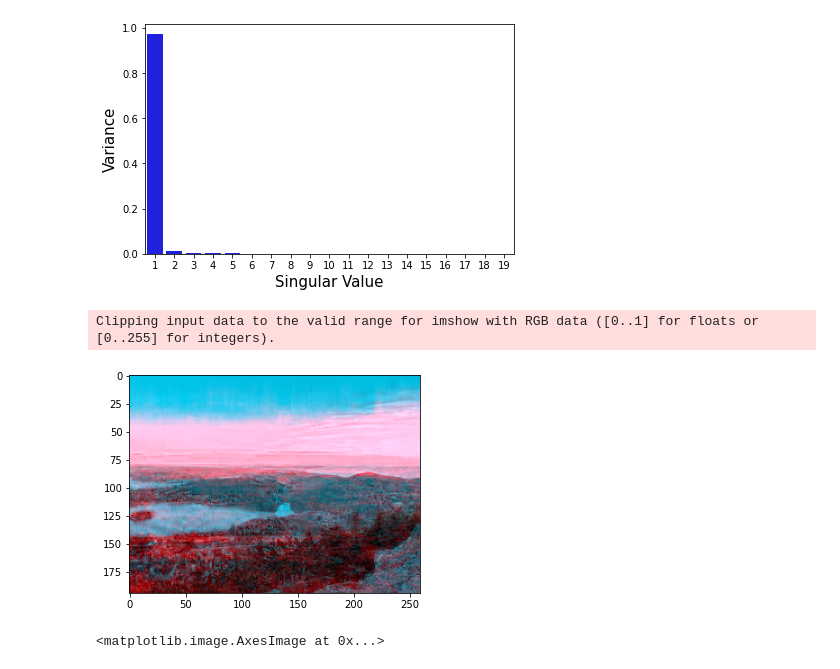
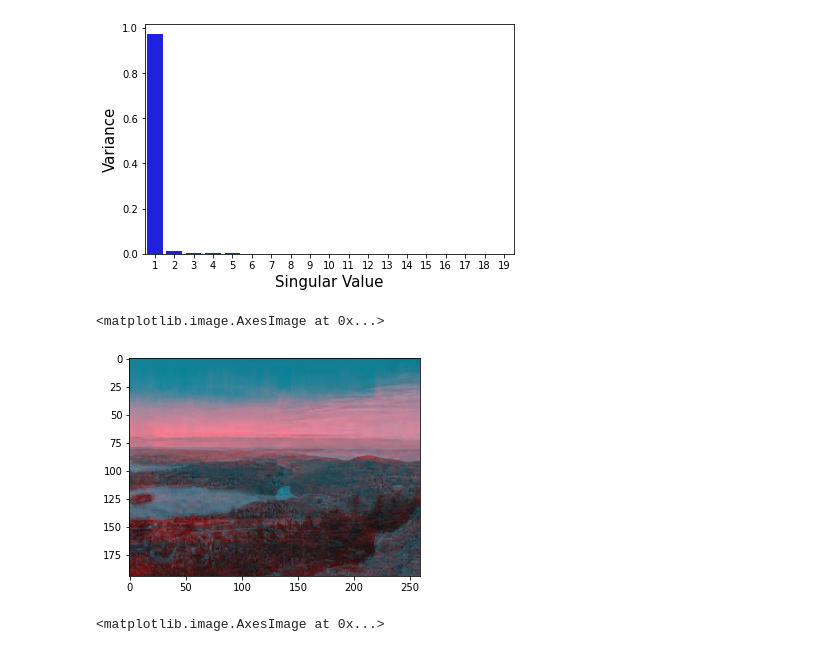
Before and after one commit to jabed-umar/P346-codes, a Jupyter notebook: DIY.ipynb, the cells around one changed output. Saved outputs shown, nothing was run; the diff lists cells and outputs as text; code cells hidden in the pictures.

```diff
--- a/DIY.ipynb
+++ b/DIY.ipynb
@@ -220,9 +223,14 @@ plt.show()
 [figure]
 # %%
 # when I use the inuilt matrix multiplication function of numpy to do low rank approximation
-d.compress_color_1(135,red,green,blue)
+k = d.compress_color_a(135,red,green,blue)
-# %% [output]
-Clipping input data to the valid range for imshow with RGB data ([0..1] for floats or [0..255] for integers).
-[figure, removed]
+# %%
+# Rescaling the image to 0-255 range
+a = (k - k.min())/(k.max()-k.min())
+# plotting the image
+plt.imshow((a*255).astype(np.uint8))
+# %% [output]
+<matplotlib.image.AxesImage at 0x...>
+[figure, added]
 # %%
 # when I use my own matrix multiplication function to do low rank approximation
```
Also changed, not shown: parts of 4 cells of this notebook, 1 other file.
